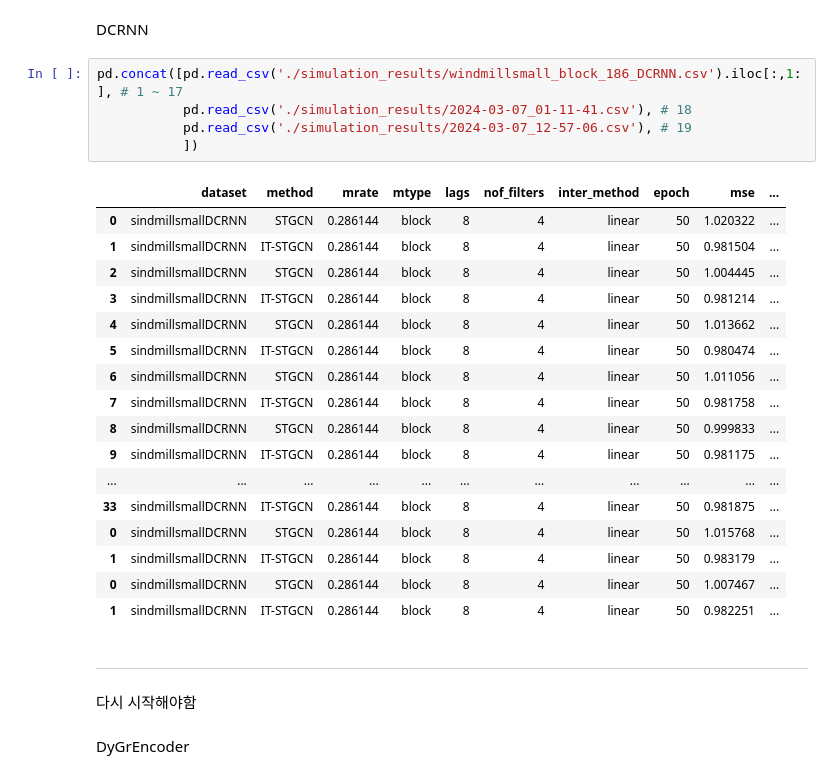
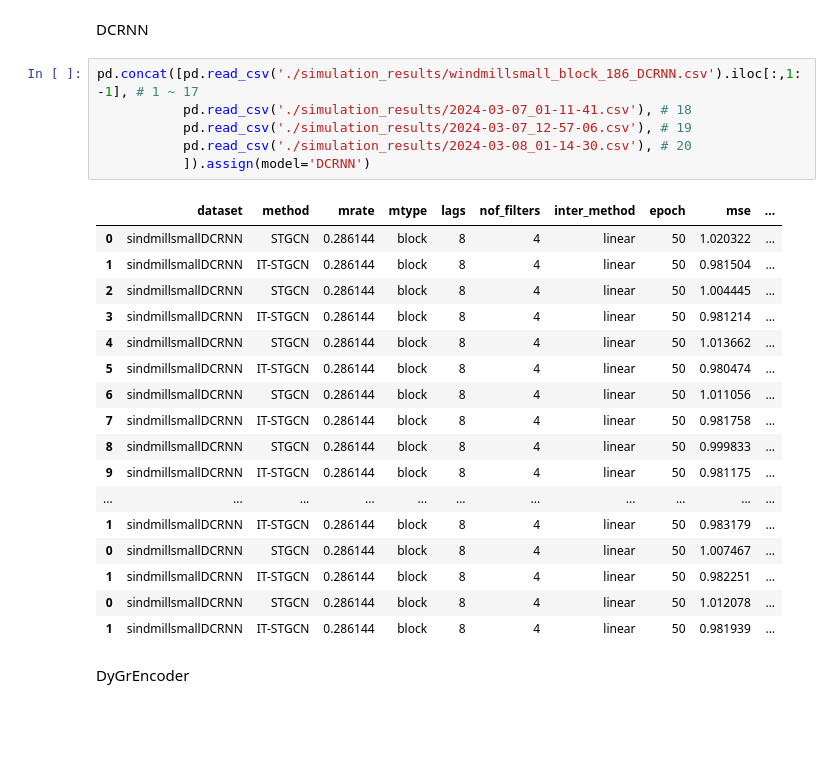
Before and after one commit to seoyeonc/ITTGNN_blog, a Jupyter notebook: posts/2_research/done.ipynb, the cells around one changed output. Cells and saved outputs as stored; diff of their text form; blank space fills up the shorter version.

```diff
--- a/posts/2_research/done.ipynb
+++ b/posts/2_research/done.ipynb
@@ -153,32 +156,29 @@ pd.concat([pd.read_csv('./simulation_results/windmillsmall_block_186_GConcGRU.cs
 # %% [markdown]
 DCRNN
 # %%
-pd.concat([pd.read_csv('./simulation_results/windmillsmall_block_186_DCRNN.csv').iloc[:,1:], # 1 ~ 17
+pd.concat([pd.read_csv('./simulation_results/windmillsmall_block_186_DCRNN.csv').iloc[:,1:-1], # 1 ~ 17
            pd.read_csv('./simulation_results/2024-03-07_01-11-41.csv'), # 18
            pd.read_csv('./simulation_results/2024-03-07_12-57-06.csv'), # 19
-           ])
+           pd.read_csv('./simulation_results/2024-03-08_01-14-30.csv'), # 20
+           ]).assign(model='DCRNN')
 # %% [output]
 |  | dataset | method | mrate | mtype | lags | nof_filters | inter_method | epoch | mse | ... |
 | 0 | sindmillsmallDCRNN | STGCN | 0.286144 | block | 8 | 4 | linear | 50 | 1.020322 | ... |
 | 1 | sindmillsmallDCRNN | IT-STGCN | 0.286144 | block | 8 | 4 | linear | 50 | 0.981504 | ... |
 | 2 | sindmillsmallDCRNN | STGCN | 0.286144 | block | 8 | 4 | linear | 50 | 1.004445 | ... |
 | 3 | sindmillsmallDCRNN | IT-STGCN | 0.286144 | block | 8 | 4 | linear | 50 | 0.981214 | ... |
 | 4 | sindmillsmallDCRNN | STGCN | 0.286144 | block | 8 | 4 | linear | 50 | 1.013662 | ... |
 | 5 | sindmillsmallDCRNN | IT-STGCN | 0.286144 | block | 8 | 4 | linear | 50 | 0.980474 | ... |
 | 6 | sindmillsmallDCRNN | STGCN | 0.286144 | block | 8 | 4 | linear | 50 | 1.011056 | ... |
 | 7 | sindmillsmallDCRNN | IT-STGCN | 0.286144 | block | 8 | 4 | linear | 50 | 0.981758 | ... |
 | 8 | sindmillsmallDCRNN | STGCN | 0.286144 | block | 8 | 4 | linear | 50 | 0.999833 | ... |
 | 9 | sindmillsmallDCRNN | IT-STGCN | 0.286144 | block | 8 | 4 | linear | 50 | 0.981175 | ... |
 | ... | ... | ... | ... | ... | ... | ... | ... | ... | ... | ... |
-| 33 | sindmillsmallDCRNN | IT-STGCN | 0.286144 | block | 8 | 4 | linear | 50 | 0.981875 | ... |
-| 0 | sindmillsmallDCRNN | STGCN | 0.286144 | block | 8 | 4 | linear | 50 | 1.015768 | ... |
 | 1 | sindmillsmallDCRNN | IT-STGCN | 0.286144 | block | 8 | 4 | linear | 50 | 0.983179 | ... |
 | 0 | sindmillsmallDCRNN | STGCN | 0.286144 | block | 8 | 4 | linear | 50 | 1.007467 | ... |
 | 1 | sindmillsmallDCRNN | IT-STGCN | 0.286144 | block | 8 | 4 | linear | 50 | 0.982251 | ... |
+| 0 | sindmillsmallDCRNN | STGCN | 0.286144 | block | 8 | 4 | linear | 50 | 1.012078 | ... |
+| 1 | sindmillsmallDCRNN | IT-STGCN | 0.286144 | block | 8 | 4 | linear | 50 | 0.981939 | ... |
-# %% [markdown]
----
-# %% [markdown]
-다시 시작해야함
 # %% [markdown]
 DyGrEncoder
 # %%
```
Also changed, not shown: parts of 8 cells of this notebook, 10 other files.
